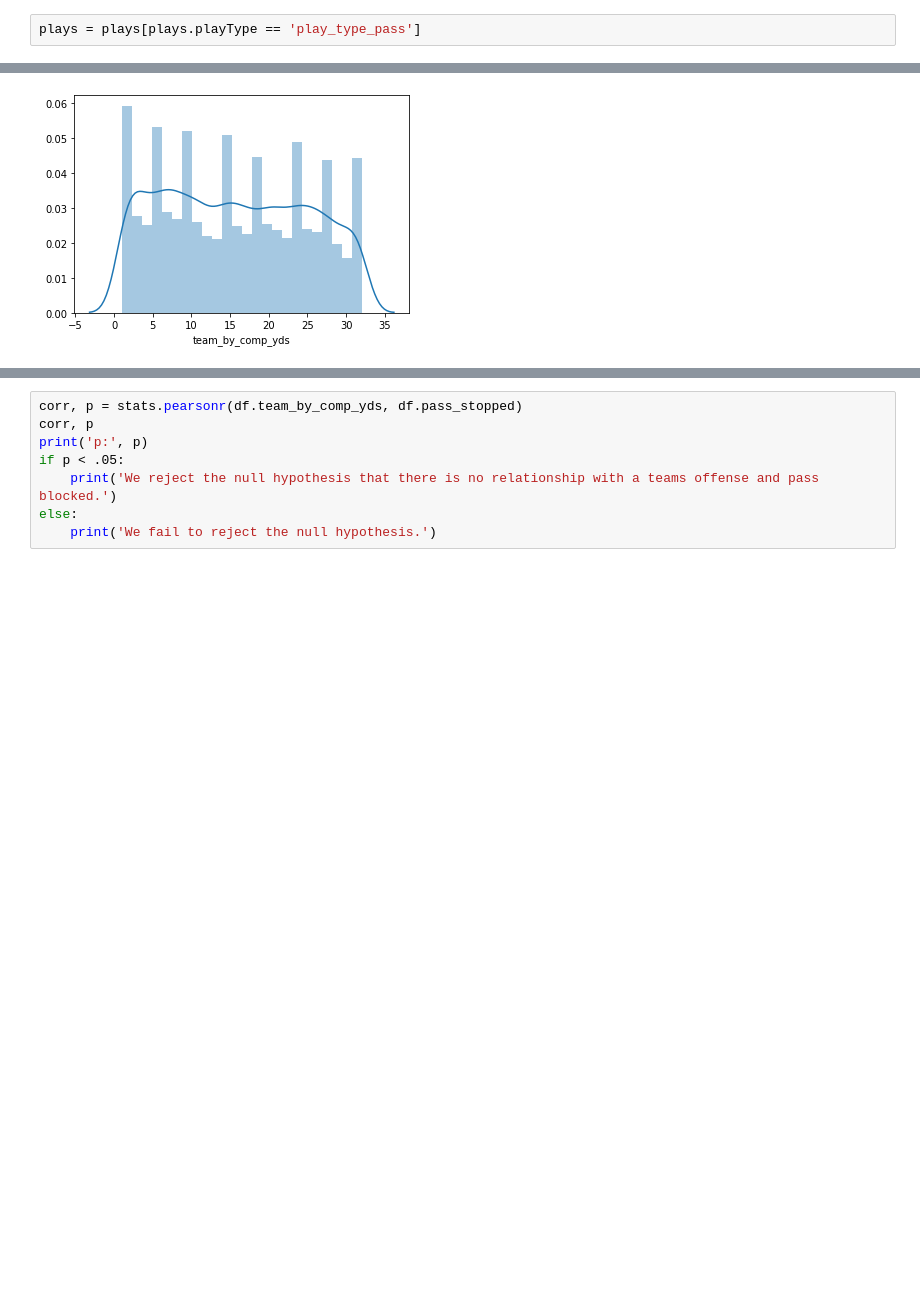
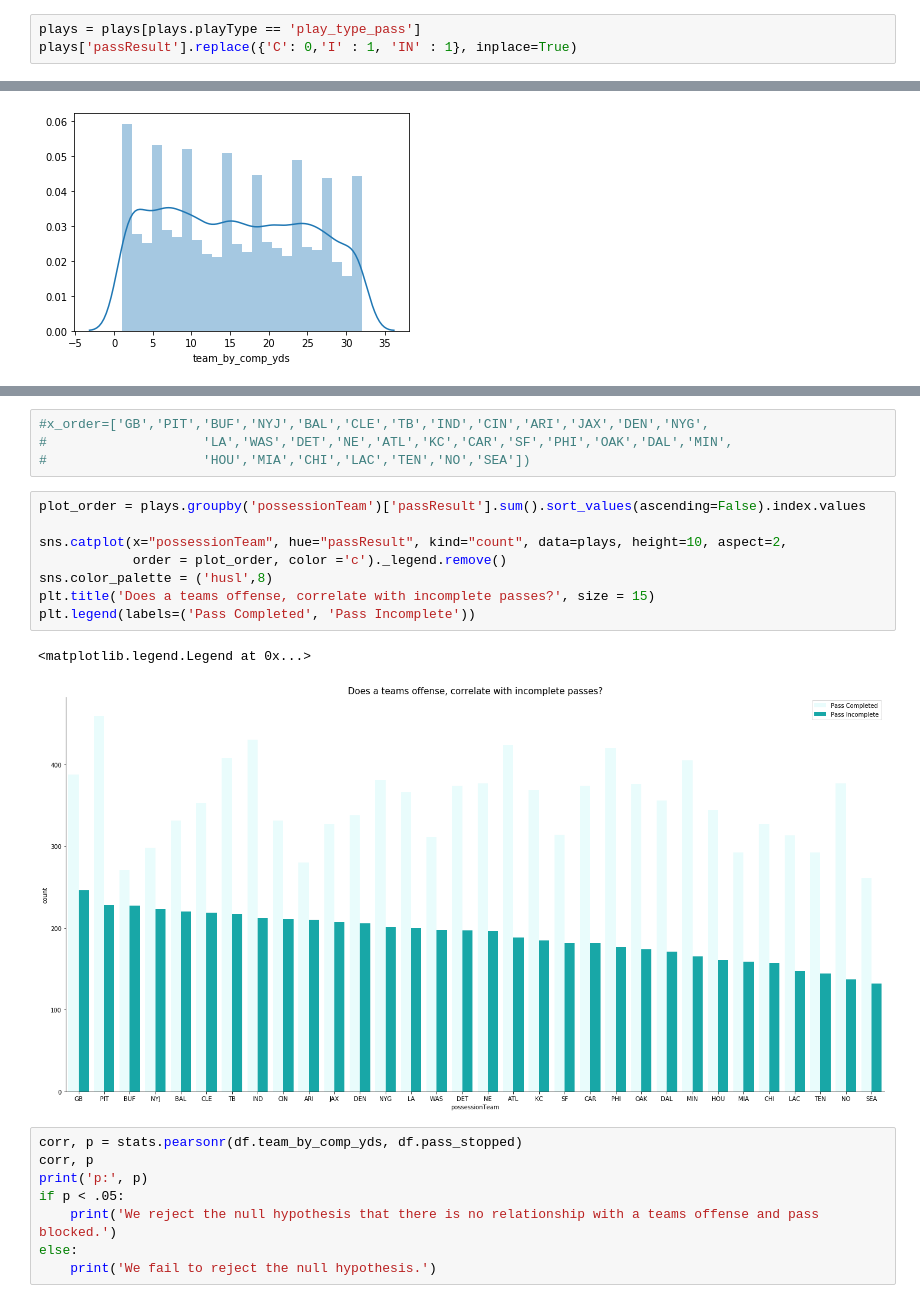
Before and after one commit to Fourth-and-Four/NFL-Big-Data-Bowl-2021, a Jupyter notebook: A_scratch.ipynb, the cells around one changed output, grey strips where cells are left out. Drawn from its saved outputs; the diff is of its cells as text; blank space fills up the shorter version.

```diff
--- a/A_scratch.ipynb
+++ b/A_scratch.ipynb
@@ -51,5 +48,6 @@ Wrangle.py Loaded Successfully
 # %%
 plays = plays[plays.playType == 'play_type_pass']
+plays['passResult'].replace({'C': 0,'I' : 1, 'IN' : 1}, inplace=True)
 # %%
 df = prep_plays.prep_plays_data()
 # %%
@@ -88,3 +129,18 @@ sns.distplot(df.team_by_comp_yds)
+# %%
+#x_order=['GB','PIT','BUF','NYJ','BAL','CLE','TB','IND','CIN','ARI','JAX','DEN','NYG',
+#                    'LA','WAS','DET','NE','ATL','KC','CAR','SF','PHI','OAK','DAL','MIN',
+#                    'HOU','MIA','CHI','LAC','TEN','NO','SEA'])
+# %%
+plot_order = plays.groupby('possessionTeam')['passResult'].sum().sort_values(ascending=False).index.values
+
+sns.catplot(x="possessionTeam", hue="passResult", kind="count", data=plays, height=10, aspect=2,
+            order = plot_order, color ='c')._legend.remove()
+sns.color_palette = ('husl',8)
+plt.title('Does a teams offense, correlate with incomplete passes?', size = 15)
+plt.legend(labels=('Pass Completed', 'Pass Incomplete'))
+# %% [output]
+<matplotlib.legend.Legend at 0x...>
+[figure, added]
 # %%
 corr, p = stats.pearsonr(df.team_by_comp_yds, df.pass_stopped)
 corr, p
```
Also changed, not shown: parts of 27 cells of this notebook.
